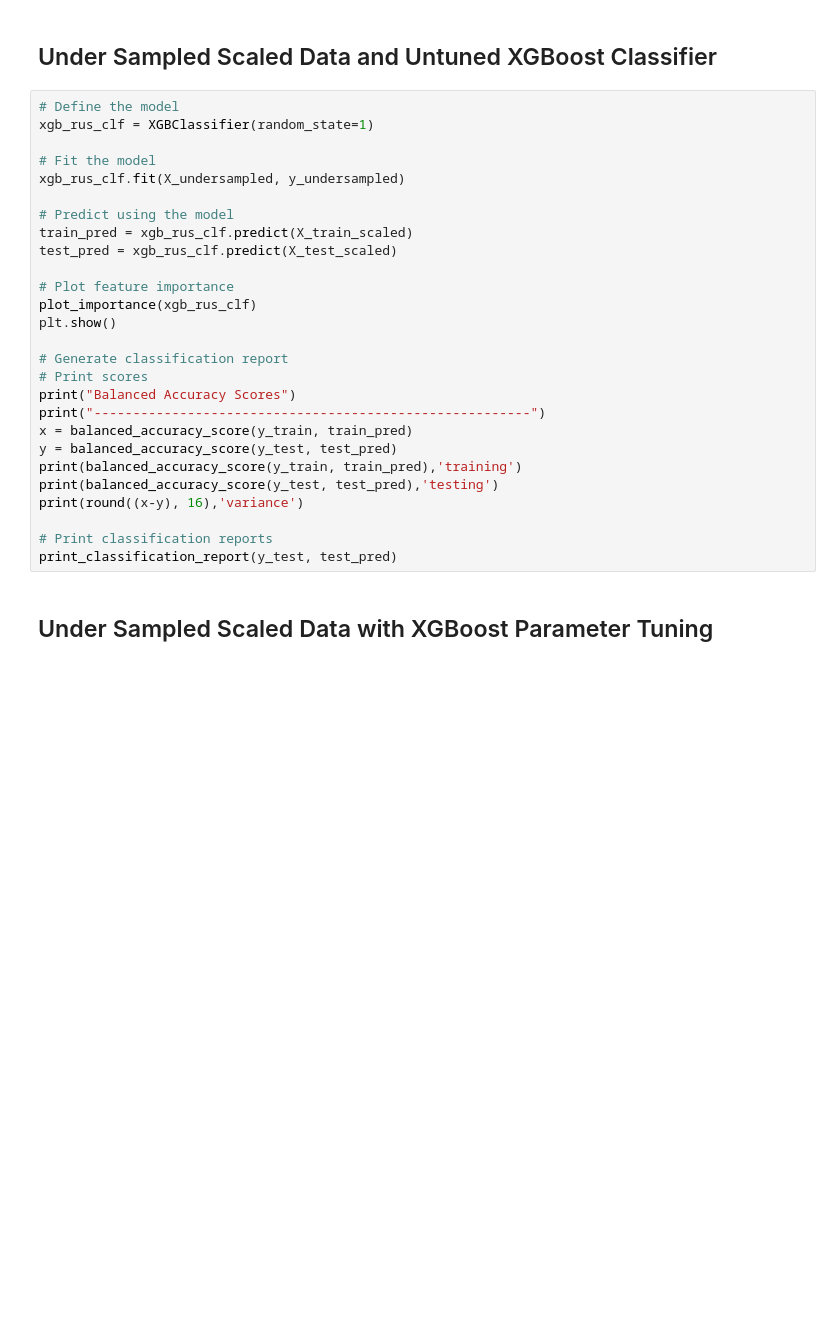
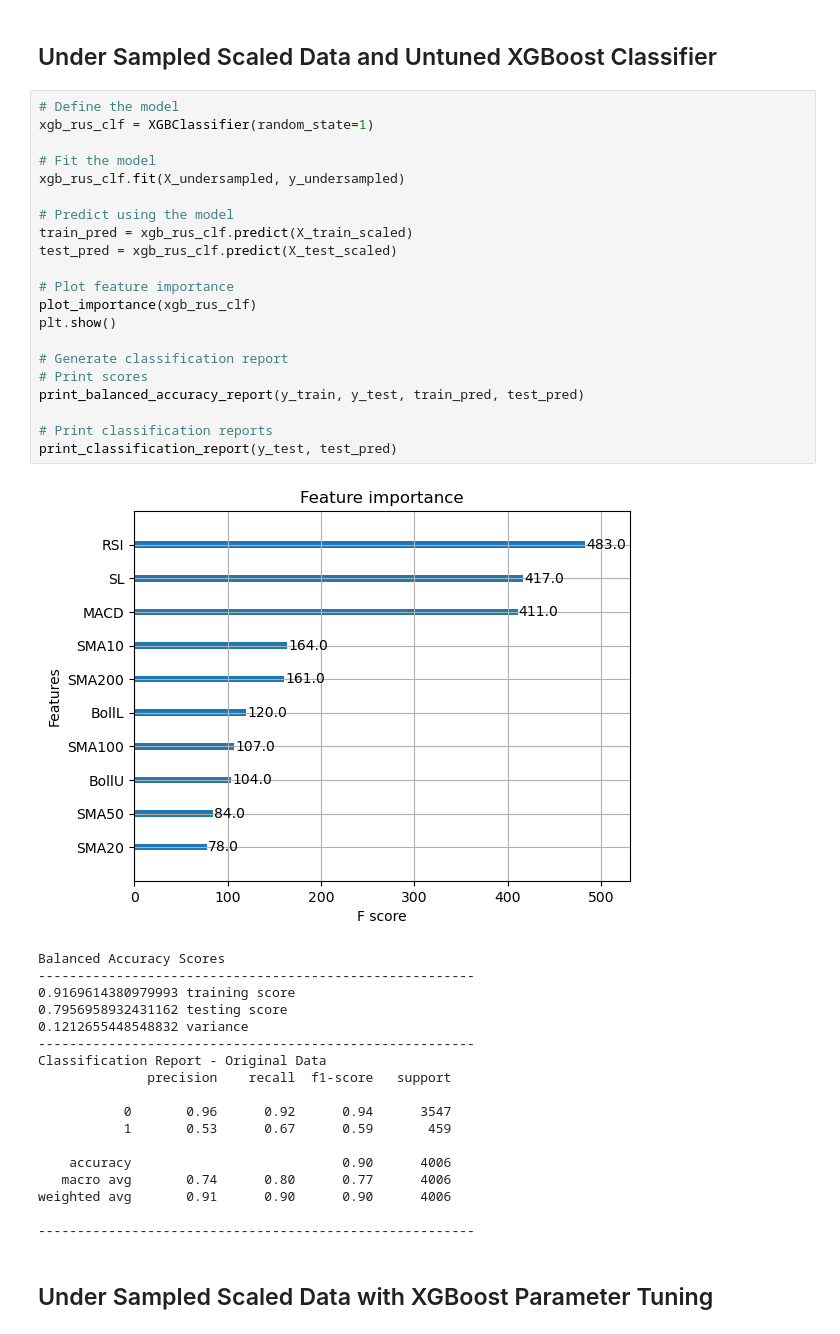
Before and after one commit to pkschrank/group-project-2, a Jupyter notebook: group_project_2.ipynb, the cells around one changed output. Drawn from its saved outputs; the diff is of its cells as text; blank space fills up the shorter version.

```diff
--- a/group_project_2.ipynb
+++ b/group_project_2.ipynb
@@ -332,30 +443,43 @@ print_classification_report(y_test, test_pred)
 # %%
 # Define the model
 xgb_rus_clf = XGBClassifier(random_state=1)
 
 # Fit the model
 xgb_rus_clf.fit(X_undersampled, y_undersampled)
 
 # Predict using the model
 train_pred = xgb_rus_clf.predict(X_train_scaled)
 test_pred = xgb_rus_clf.predict(X_test_scaled)
 
 # Plot feature importance
 plot_importance(xgb_rus_clf)
 plt.show()
 
 # Generate classification report
 # Print scores
-print("Balanced Accuracy Scores")
-print("--------------------------------------------------------")
-x = balanced_accuracy_score(y_train, train_pred)
-y = balanced_accuracy_score(y_test, test_pred)
-print(balanced_accuracy_score(y_train, train_pred),'training')
-print(balanced_accuracy_score(y_test, test_pred),'testing')
-print(round((x-y), 16),'variance')
+print_balanced_accuracy_report(y_train, y_test, train_pred, test_pred)
 
 # Print classification reports
 print_classification_report(y_test, test_pred)
+# %% [output]
+[figure, added]
+Balanced Accuracy Scores
+--------------------------------------------------------
+0.9169614380979993 training score
+0.7956958932431162 testing score
+0.1212655448548832 variance
+--------------------------------------------------------
+Classification Report - Original Data
+              precision    recall  f1-score   support
+
+           0       0.96      0.92      0.94      3547
+           1       0.53      0.67      0.59       459
+
+    accuracy                           0.90      4006
+   macro avg       0.74      0.80      0.77      4006
+weighted avg       0.91      0.90      0.90      4006
+
+--------------------------------------------------------
 # %% [markdown]
 ## Under Sampled Scaled Data with XGBoost Parameter Tuning
 # %%
```
Also changed, not shown: parts of 50 cells of this notebook, 1 other file.
